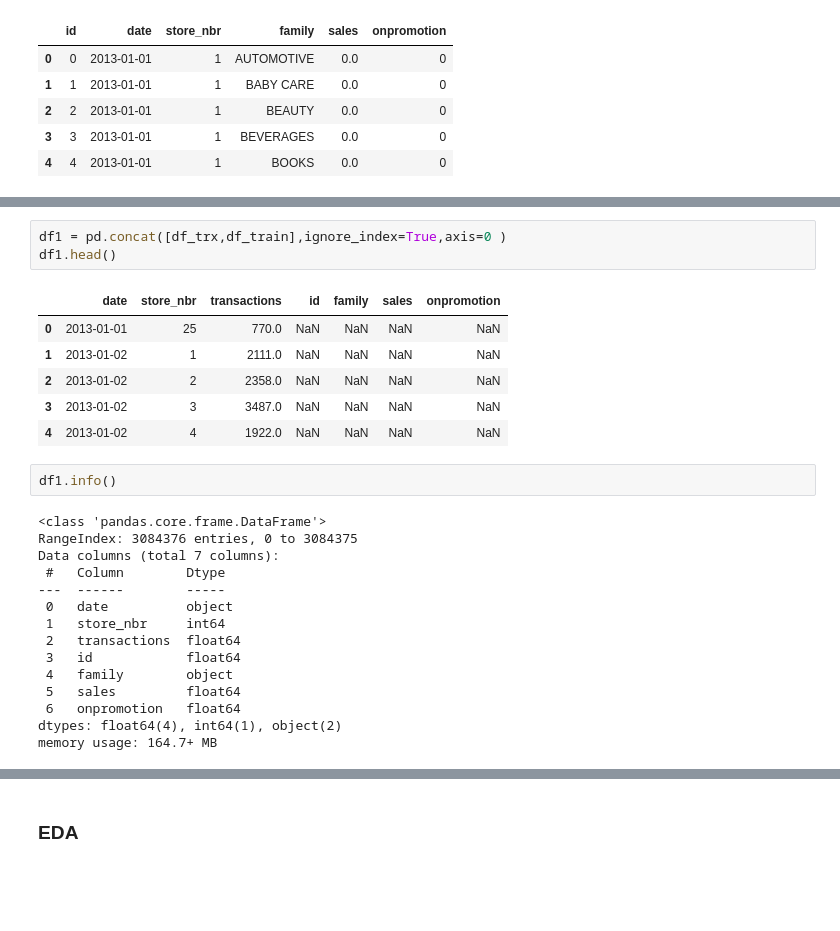
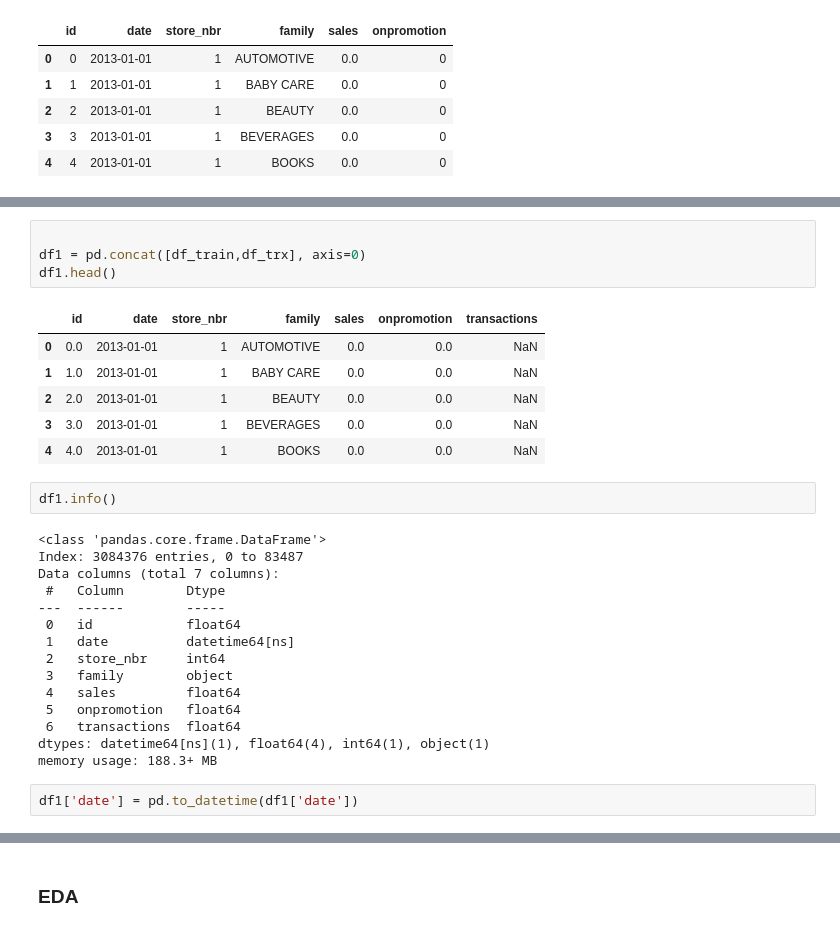
Before and after one commit to qochieng/Favorita-Store-Sales, a Jupyter notebook: favorita.ipynb, the cells around one changed output, grey strips where cells are left out. Cells and saved outputs as stored; diff of their text form; blank space fills up the shorter version.

```diff
--- a/favorita.ipynb
+++ b/favorita.ipynb
@@ -196,27 +226,30 @@ df_train.head()
 # %%
-df1 = pd.concat([df_trx,df_train],ignore_index=True,axis=0 )
+
+df1 = pd.concat([df_train,df_trx], axis=0)
 df1.head()
 # %% [output]
-|  | date | store_nbr | transactions | id | family | sales | onpromotion |
-| 0 | 2013-01-01 | 25 | 770.0 | NaN | NaN | NaN | NaN |
-| 1 | 2013-01-02 | 1 | 2111.0 | NaN | NaN | NaN | NaN |
-| 2 | 2013-01-02 | 2 | 2358.0 | NaN | NaN | NaN | NaN |
-| 3 | 2013-01-02 | 3 | 3487.0 | NaN | NaN | NaN | NaN |
-| 4 | 2013-01-02 | 4 | 1922.0 | NaN | NaN | NaN | NaN |
+|  | id | date | store_nbr | family | sales | onpromotion | transactions |
+| 0 | 0.0 | 2013-01-01 | 1 | AUTOMOTIVE | 0.0 | 0.0 | NaN |
+| 1 | 1.0 | 2013-01-01 | 1 | BABY CARE | 0.0 | 0.0 | NaN |
+| 2 | 2.0 | 2013-01-01 | 1 | BEAUTY | 0.0 | 0.0 | NaN |
+| 3 | 3.0 | 2013-01-01 | 1 | BEVERAGES | 0.0 | 0.0 | NaN |
+| 4 | 4.0 | 2013-01-01 | 1 | BOOKS | 0.0 | 0.0 | NaN |
 # %%
 df1.info()
 # %% [output]
 <class 'pandas.core.frame.DataFrame'>
-RangeIndex: 3084376 entries, 0 to 3084375
+Index: 3084376 entries, 0 to 83487
 Data columns (total 7 columns):
  #   Column        Dtype
 ---  ------        -----
- 0   date          object
- 1   store_nbr     int64
- 2   transactions  float64
- 3   id            float64
- 4   family        object
- 5   sales         float64
- 6   onpromotion   float64
-dtypes: float64(4), int64(1), object(2)
-memory usage: 164.7+ MB
+ 0   id            float64
+ 1   date          datetime64[ns]
+ 2   store_nbr     int64
+ 3   family        object
+ 4   sales         float64
+ 5   onpromotion   float64
+ 6   transactions  float64
+dtypes: datetime64[ns](1), float64(4), int64(1), object(1)
+memory usage: 188.3+ MB
+# %%
+df1['date'] = pd.to_datetime(df1['date'])
```
Also changed, not shown: parts of 61 cells of this notebook.
